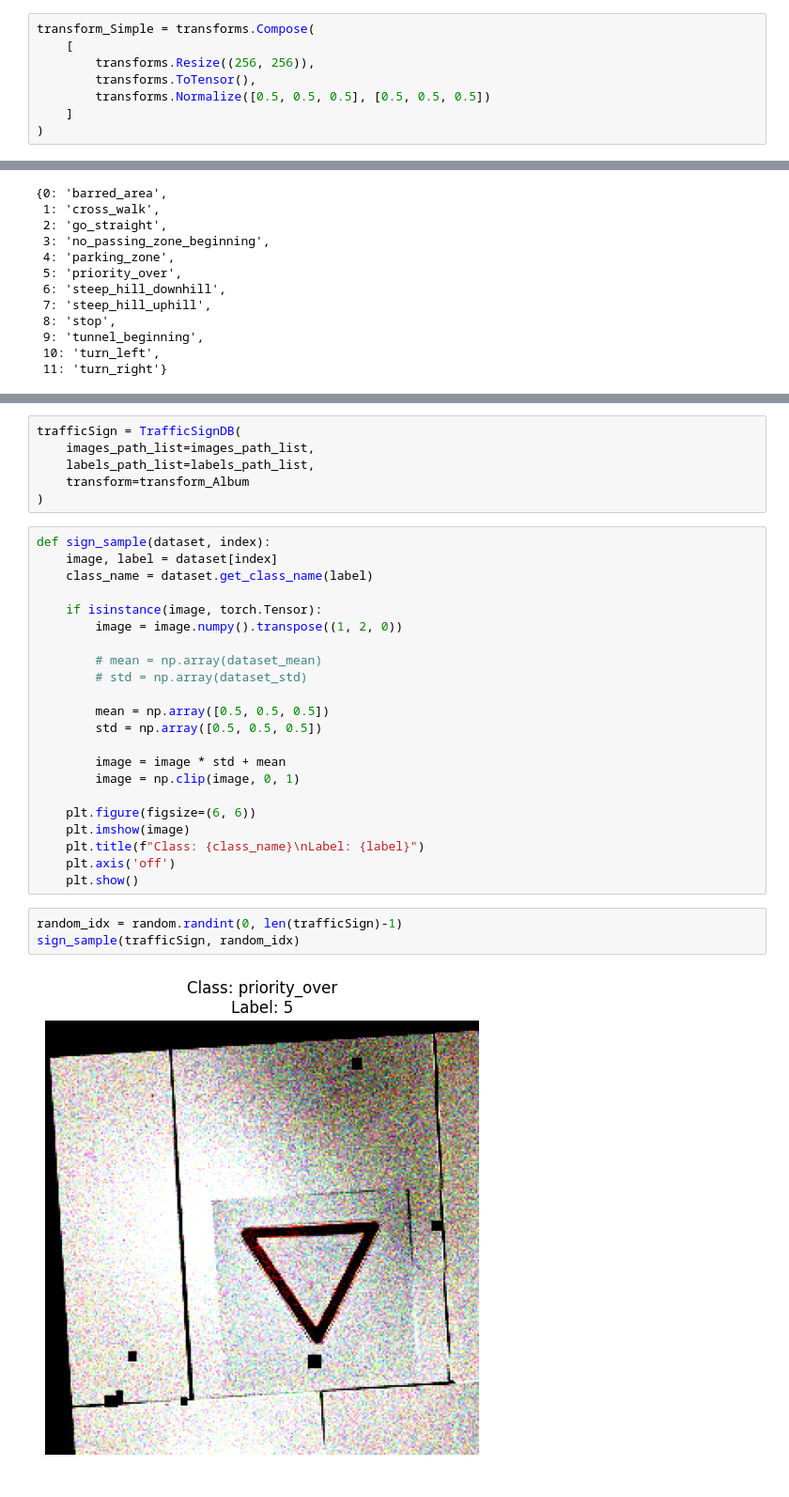
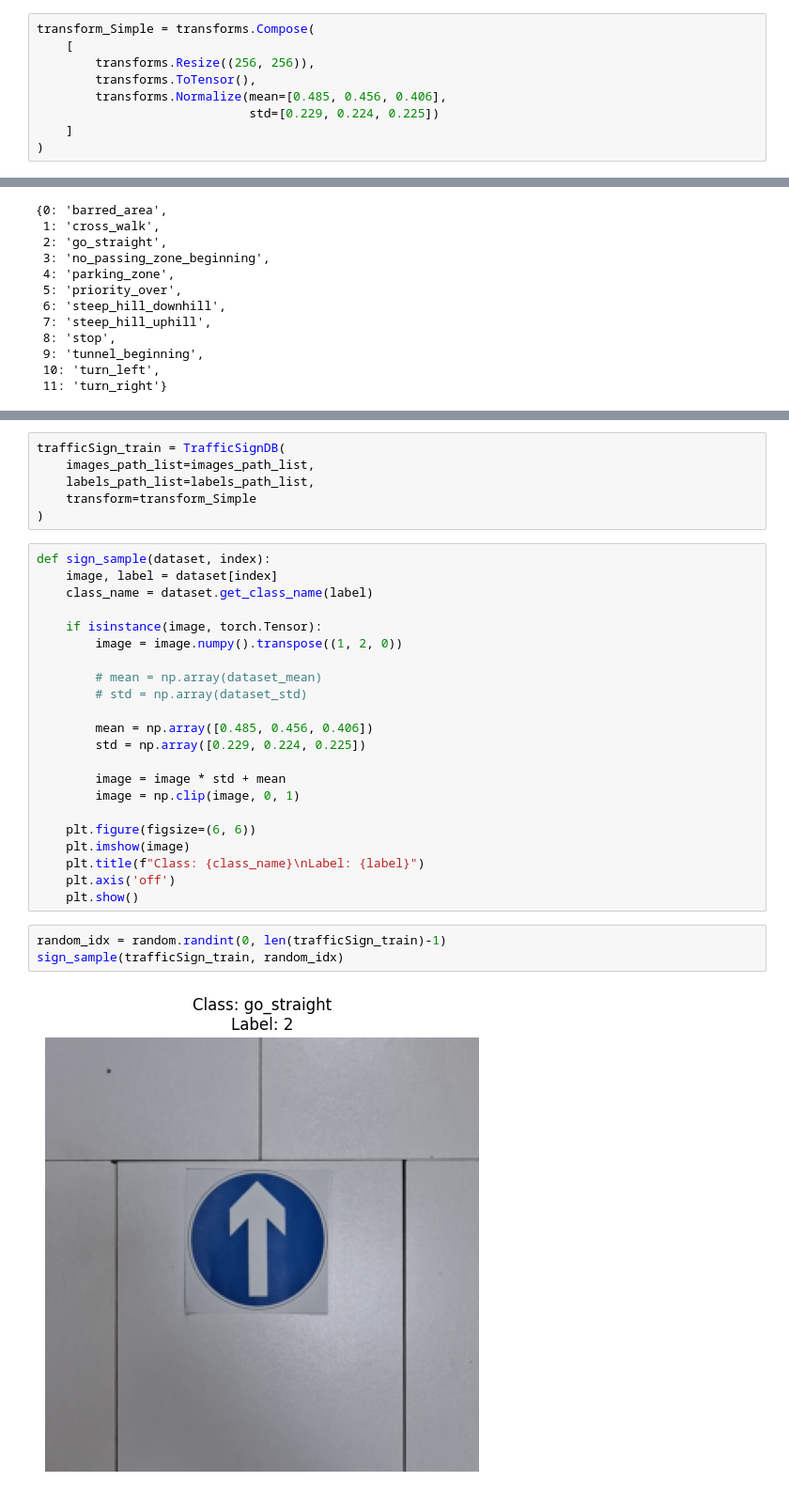
Before and after one commit to TahaAmz/IKIUSelfDrivingCar, a Jupyter notebook: SignClassification.ipynb, the cells around one changed output, grey strips where cells are left out. Shown at 94% size. Saved outputs shown, nothing was run; the diff lists cells and outputs as text.

```diff
--- a/SignClassification.ipynb
+++ b/SignClassification.ipynb
@@ -144,7 +152,8 @@ transform_Simple = transforms.Compose(
     [
         transforms.Resize((256, 256)),
         transforms.ToTensor(),
-        transforms.Normalize([0.5, 0.5, 0.5], [0.5, 0.5, 0.5])
+        transforms.Normalize(mean=[0.485, 0.456, 0.406],
+                             std=[0.229, 0.224, 0.225])
     ]
 )
 # %% [markdown]
@@ -221,8 +235,8 @@ class TrafficSignDB(Dataset):
 # %%
-trafficSign = TrafficSignDB(
+trafficSign_train = TrafficSignDB(
     images_path_list=images_path_list,
     labels_path_list=labels_path_list,
-    transform=transform_Album
+    transform=transform_Simple
 )
 # %%
 def sign_sample(dataset, index):
@@ -235,8 +249,8 @@ def sign_sample(dataset, index):
         # mean = np.array(dataset_mean)
         # std = np.array(dataset_std)
 
-        mean = np.array([0.5, 0.5, 0.5])
-        std = np.array([0.5, 0.5, 0.5])
+        mean = np.array([0.485, 0.456, 0.406])
+        std = np.array([0.229, 0.224, 0.225])
 
         image = image * std + mean
         image = np.clip(image, 0, 1)
@@ -247,7 +261,7 @@ def sign_sample(dataset, index):
     plt.axis('off')
     plt.show()
 # %%
-random_idx = random.randint(0, len(trafficSign)-1)
-sign_sample(trafficSign, random_idx)
+random_idx = random.randint(0, len(trafficSign_train)-1)
+sign_sample(trafficSign_train, random_idx)
 # %% [output]
-[figure, old version]
+[figure, new version]
```
Also changed, not shown: parts of 10 cells of this notebook, 1 other file.
